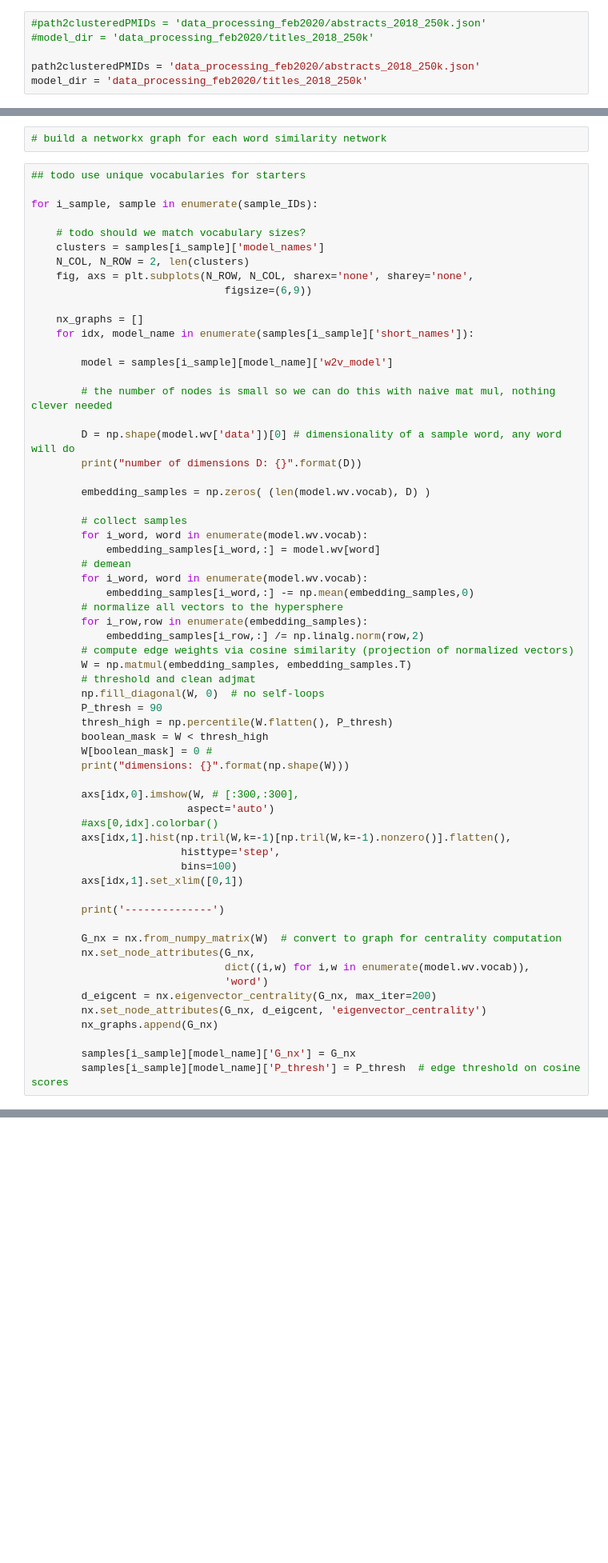
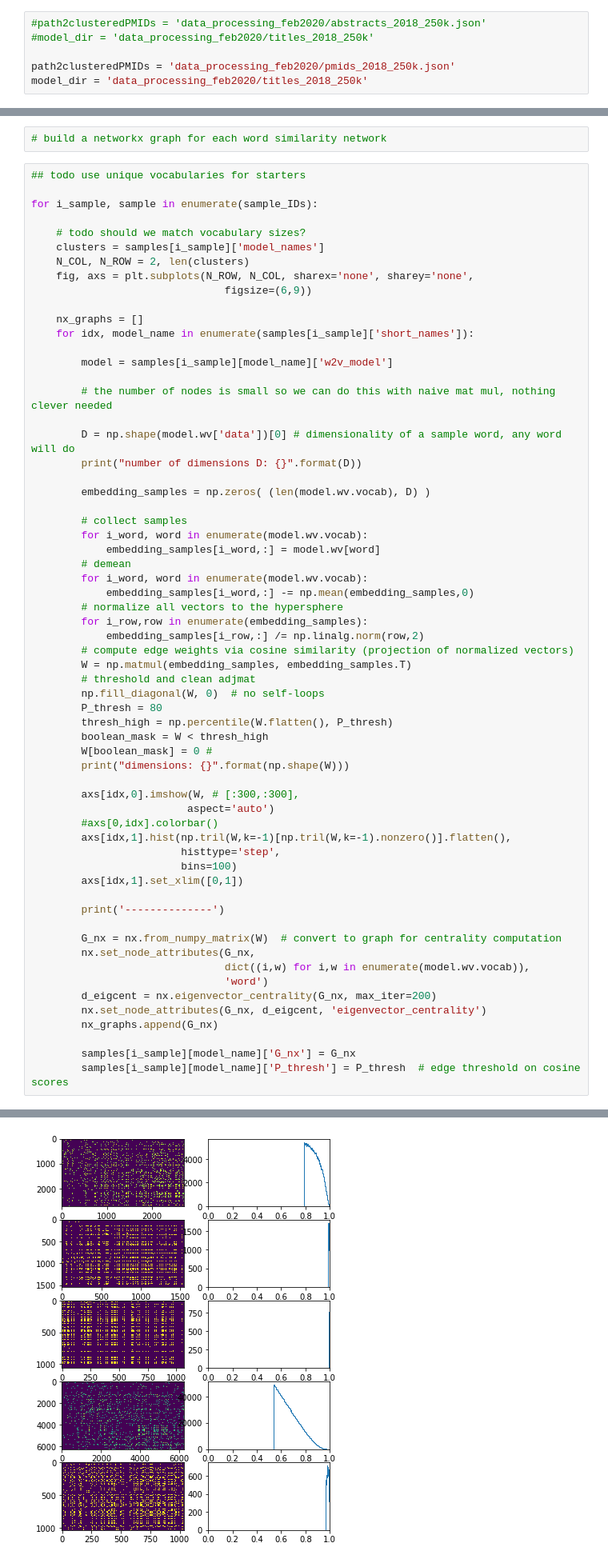
Before and after one commit to brendanchambers/attention_wildfires, a Jupyter notebook: research_dynamics/dynamics_v2/unpack_clusters_by_centrality.ipynb, the cells around one changed output, grey strips where cells are left out. Shown at 80% size. Cells and saved outputs as stored; diff of their text form; blank space fills up the shorter version.

```diff
--- a/research_dynamics/dynamics_v2/unpack_clusters_by_centrality.ipynb
+++ b/research_dynamics/dynamics_v2/unpack_clusters_by_centrality.ipynb
@@ -38,7 +38,7 @@ from pmids2corpus import pmids2corpus
 #path2clusteredPMIDs = 'data_processing_feb2020/abstracts_2018_250k.json'
 #model_dir = 'data_processing_feb2020/titles_2018_250k'
 
-path2clusteredPMIDs = 'data_processing_feb2020/abstracts_2018_250k.json'
+path2clusteredPMIDs = 'data_processing_feb2020/pmids_2018_250k.json'
 model_dir = 'data_processing_feb2020/titles_2018_250k'
 # %%
 ## number of samples
@@ -159,7 +215,7 @@ for i_sample, sample in enumerate(sample_IDs):
         W = np.matmul(embedding_samples, embedding_samples.T)
         # threshold and clean adjmat
         np.fill_diagonal(W, 0)  # no self-loops
-        P_thresh = 90
+        P_thresh = 80
         thresh_high = np.percentile(W.flatten(), P_thresh)
         boolean_mask = W < thresh_high
         W[boolean_mask] = 0 #
@@ -185,3 +241,4 @@ for i_sample, sample in enumerate(sample_IDs):
 
         samples[i_sample][model_name]['G_nx'] = G_nx
         samples[i_sample][model_name]['P_thresh'] = P_thresh  # edge threshold on cosine scores
+# %% [output]
@@ -187,0 +262 @@ for i_sample, sample in enumerate(sample_IDs):
+[figure, added]
```
Also changed, not shown: parts of 10 cells of this notebook, 44 other files.
